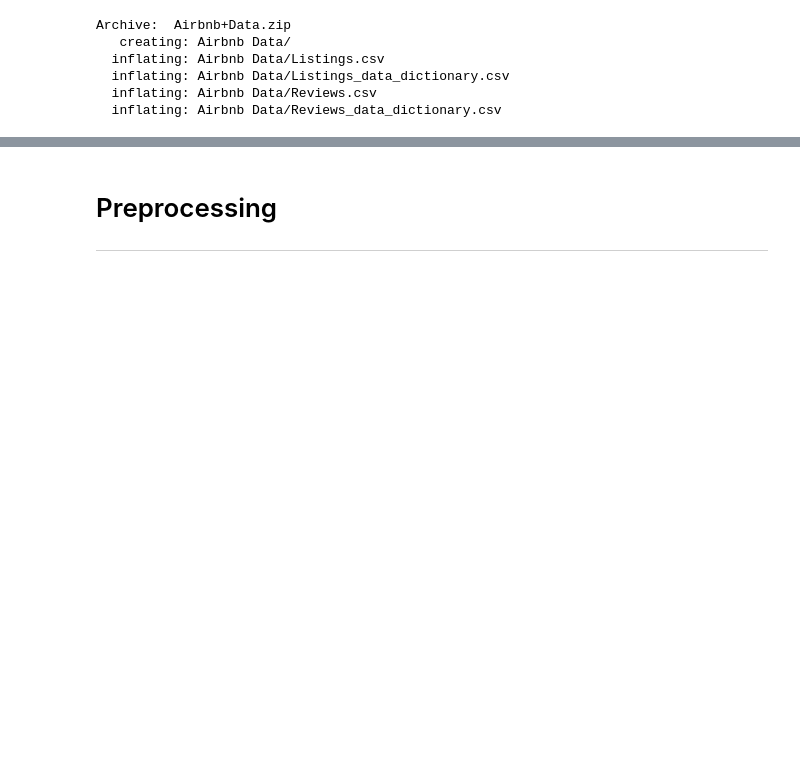
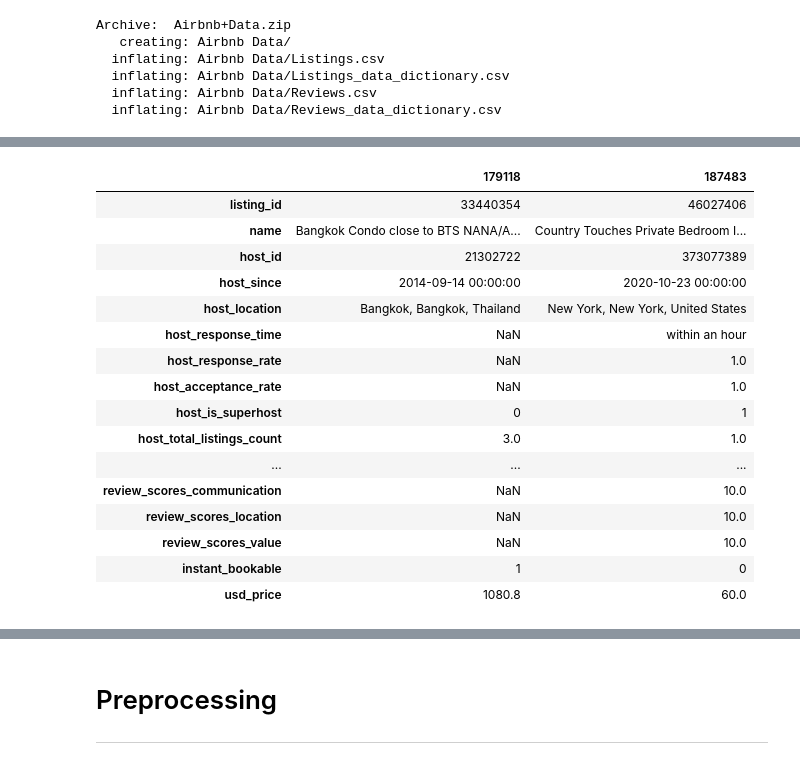
Before and after one commit to setu-shah/Airbnb-ML-Project, a Jupyter notebook: Setu - Deliverable Draft.ipynb, the cells around one changed output, grey strips where cells are left out. Drawn from its saved outputs; the diff is of its cells as text; code cells hidden in the pictures; blank space fills up the shorter version.

```diff
--- a/Setu - Deliverable Draft.ipynb
+++ b/Setu - Deliverable Draft.ipynb
@@ -120,3 +132,23 @@ listings.instant_bookable = listings.instant_bookable.apply(lambda x: 1 if x ==
 # All host locations within each country have been mapped to the most prominent city in that country
 
 # We need to possibly impute values (or drop columns) for host response time/rate, host_acceptance_rate, and some of the ratings columns [Iterative Imputer]
+# %%
+listings_sample.head(2).T
+# %% [output]
+|  | 179118 | 187483 |
+| listing_id | 33440354 | 46027406 |
+| name | Bangkok Condo close to BTS NANA/A... | Country Touches Private Bedroom I... |
+| host_id | 21302722 | 373077389 |
+| host_since | 2014-09-14 00:00:00 | 2020-10-23 00:00:00 |
+| host_location | Bangkok, Bangkok, Thailand | New York, New York, United States |
+| host_response_time | NaN | within an hour |
+| host_response_rate | NaN | 1.0 |
+| host_acceptance_rate | NaN | 1.0 |
+| host_is_superhost | 0 | 1 |
+| host_total_listings_count | 3.0 | 1.0 |
+| ... | ... | ... |
+| review_scores_communication | NaN | 10.0 |
+| review_scores_location | NaN | 10.0 |
+| review_scores_value | NaN | 10.0 |
+| instant_bookable | 1 | 0 |
+| usd_price | 1080.8 | 60.0 |
```
Also changed, not shown: parts of 26 cells of this notebook.
